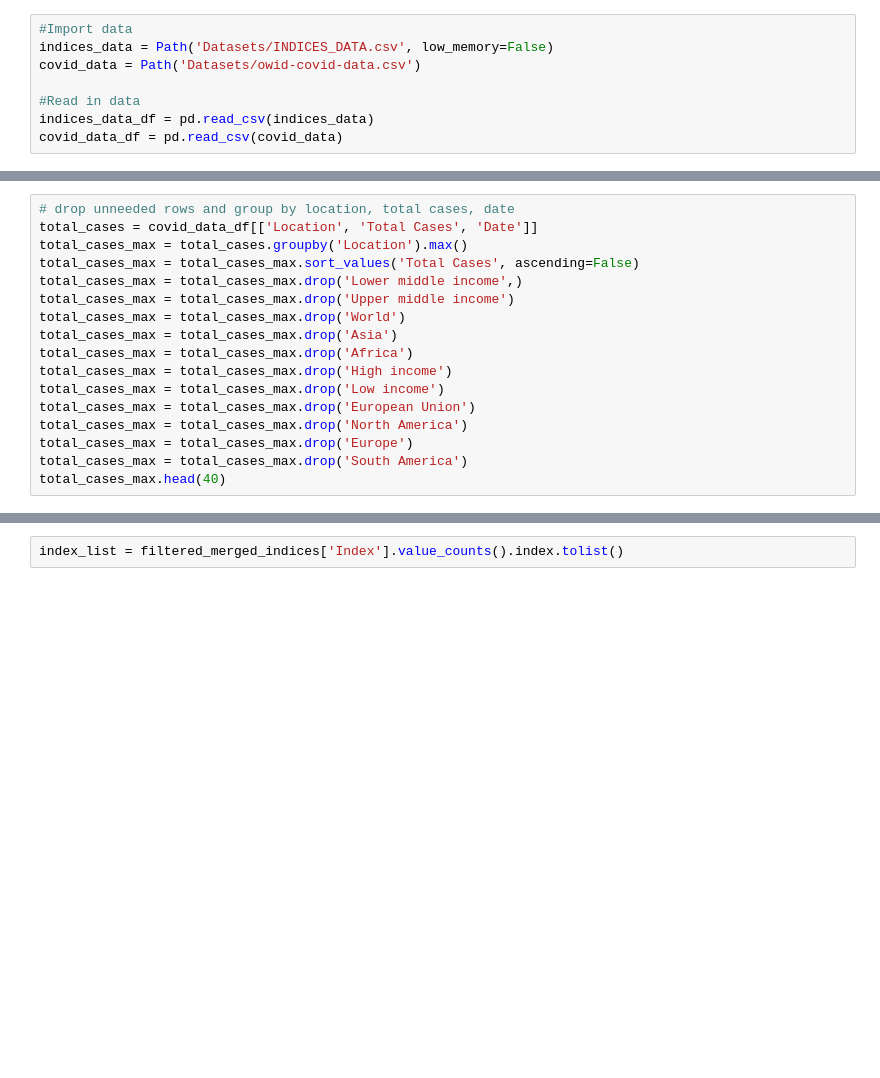
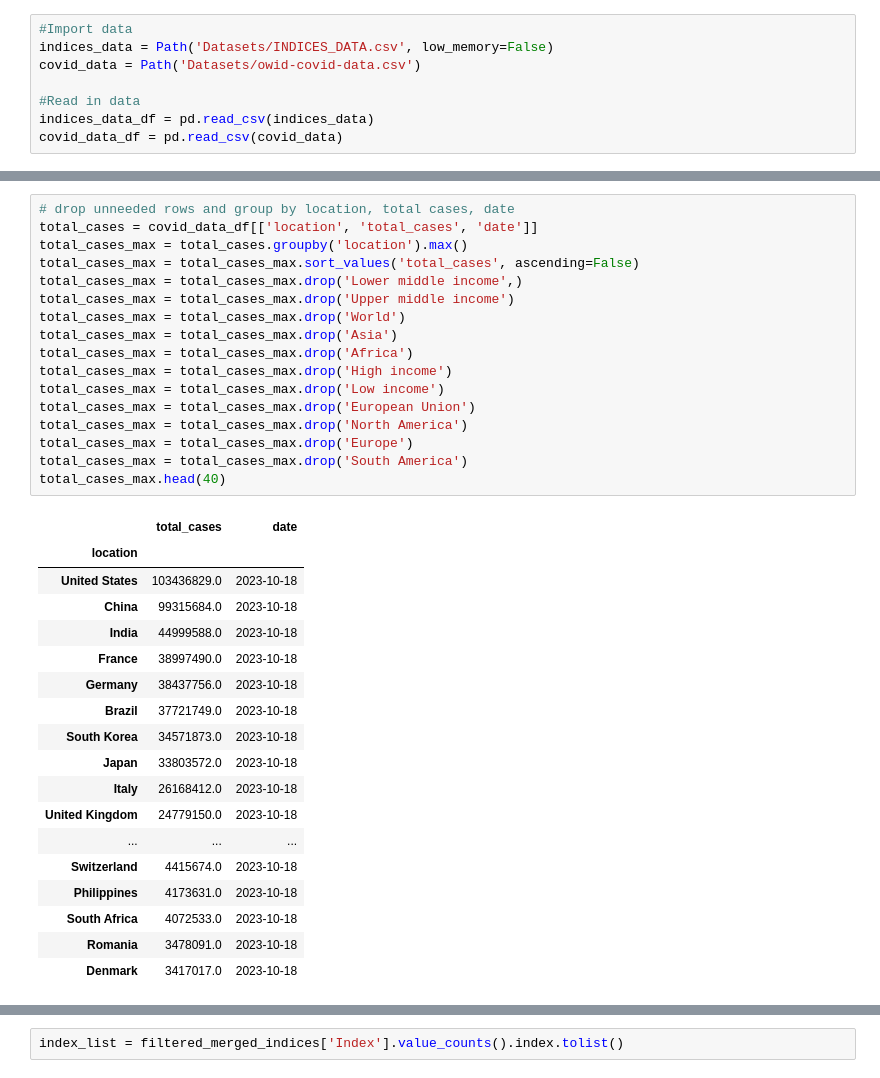
Before and after one commit to datla-ria/Project-1, a Jupyter notebook: project-1.ipynb, the cells around one changed output, grey strips where cells are left out. Drawn from its saved outputs; the diff is of its cells as text; blank space fills up the shorter version.

```diff
--- a/project-1.ipynb
+++ b/project-1.ipynb
@@ -221,19 +478,38 @@ location_population_max.head(30)
 # %%
 # drop unneeded rows and group by location, total cases, date
-total_cases = covid_data_df[['Location', 'Total Cases', 'Date']]
-total_cases_max = total_cases.groupby('Location').max()
-total_cases_max = total_cases_max.sort_values('Total Cases', ascending=False)
+total_cases = covid_data_df[['location', 'total_cases', 'date']]
+total_cases_max = total_cases.groupby('location').max()
+total_cases_max = total_cases_max.sort_values('total_cases', ascending=False)
 total_cases_max = total_cases_max.drop('Lower middle income',)
 total_cases_max = total_cases_max.drop('Upper middle income')
 total_cases_max = total_cases_max.drop('World')
 total_cases_max = total_cases_max.drop('Asia')
 total_cases_max = total_cases_max.drop('Africa')
 total_cases_max = total_cases_max.drop('High income')
 total_cases_max = total_cases_max.drop('Low income')
 total_cases_max = total_cases_max.drop('European Union')
 total_cases_max = total_cases_max.drop('North America')
 total_cases_max = total_cases_max.drop('Europe')
 total_cases_max = total_cases_max.drop('South America')
 total_cases_max.head(40)
+# %% [output]
+|  | total_cases | date |
+| location |  |  |
+| United States | 103436829.0 | 2023-10-18 |
+| China | 99315684.0 | 2023-10-18 |
+| India | 44999588.0 | 2023-10-18 |
+| France | 38997490.0 | 2023-10-18 |
+| Germany | 38437756.0 | 2023-10-18 |
+| Brazil | 37721749.0 | 2023-10-18 |
+| South Korea | 34571873.0 | 2023-10-18 |
+| Japan | 33803572.0 | 2023-10-18 |
+| Italy | 26168412.0 | 2023-10-18 |
+| United Kingdom | 24779150.0 | 2023-10-18 |
+| ... | ... | ... |
+| Switzerland | 4415674.0 | 2023-10-18 |
+| Philippines | 4173631.0 | 2023-10-18 |
+| South Africa | 4072533.0 | 2023-10-18 |
+| Romania | 3478091.0 | 2023-10-18 |
+| Denmark | 3417017.0 | 2023-10-18 |
 # %%
 # convert date to datetime
```
Also changed, not shown: parts of 53 cells of this notebook, 13 other files.
